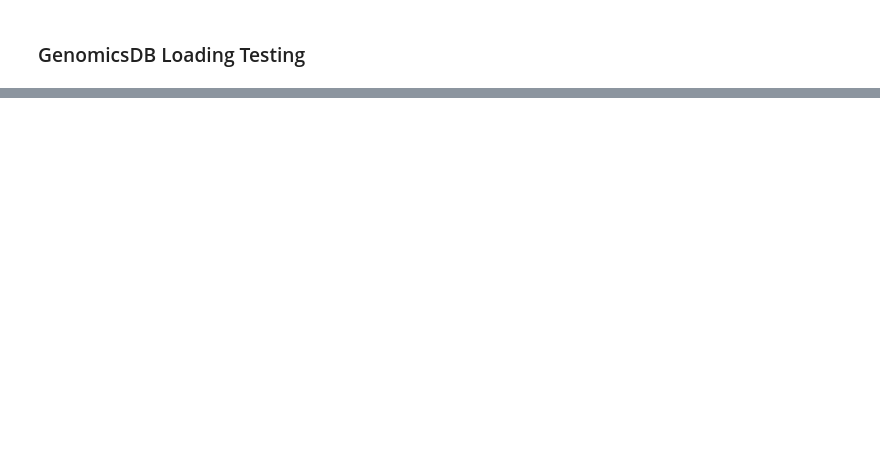
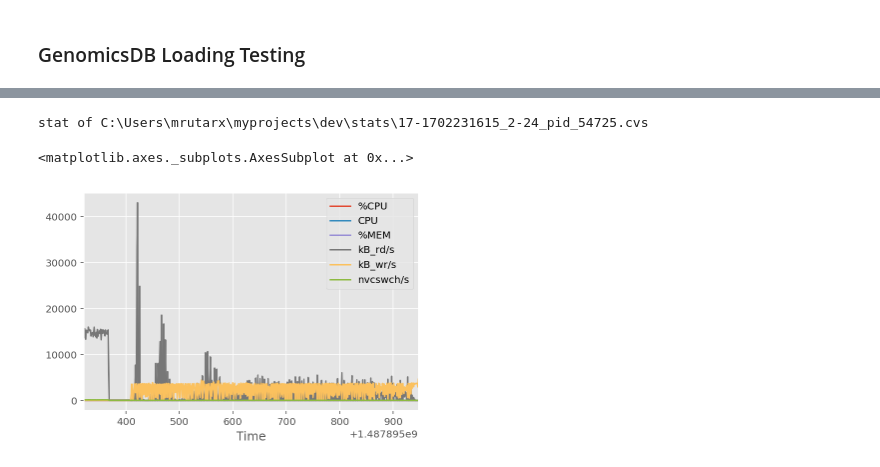
Before and after one commit to mingrutar/GenomicsLoaderConfigCreator, a Jupyter notebook: View Genomics Data Loading Results.ipynb, the cells around one changed output, grey strips where cells are left out. Cells and saved outputs as stored; diff of their text form; code cells hidden in the pictures; blank space fills up the shorter version.

```diff
--- a/View Genomics Data Loading Results.ipynb
+++ b/View Genomics Data Loading Results.ipynb
@@ -72,0 +138,11 @@ Object `matplotlib.axes` not found.
+# %%
+fn = os.path.basename(stat_files[2][0])
+fn = os.path.join(os.getcwd(), "stats", fn)
+print("stat of %s" % fn)
+fproc_stat = pd.DataFrame.from_csv(fn)
+proc_stat.head()
+proc_stat.plot()
+# %% [output]
+stat of C:\Users\mrutarx\myprojects\dev\stats\17-1702231615_2-24_pid_54725.cvs
+<matplotlib.axes._subplots.AxesSubplot at 0x...>
+[figure, added]
```
Also changed, not shown: parts of 14 cells of this notebook, 9 other files.
